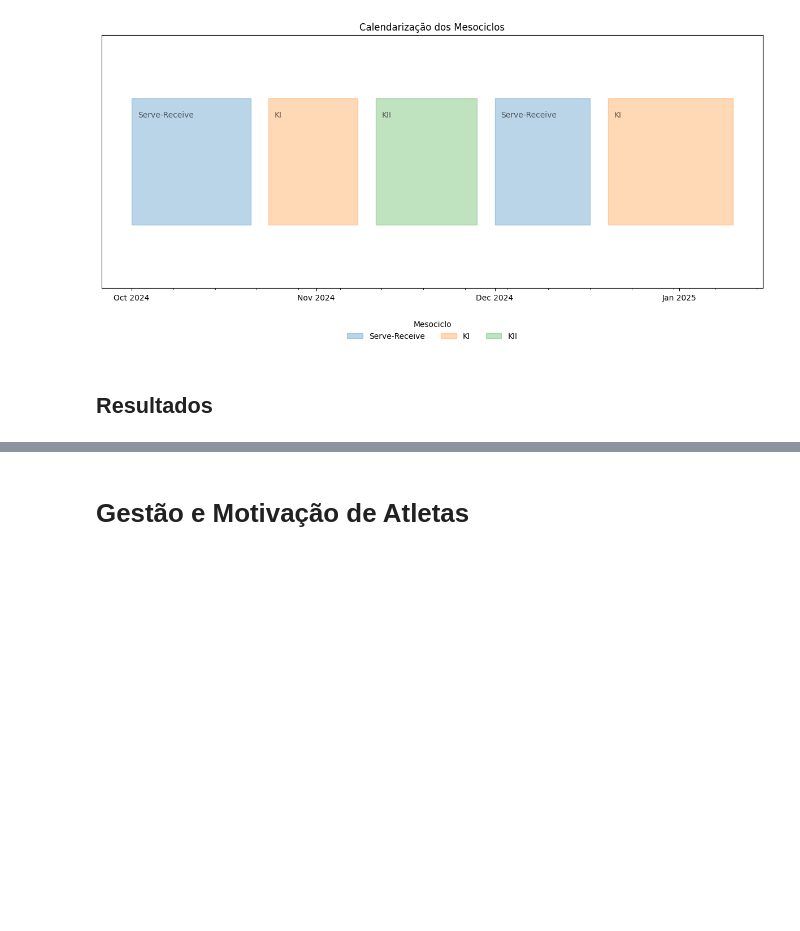
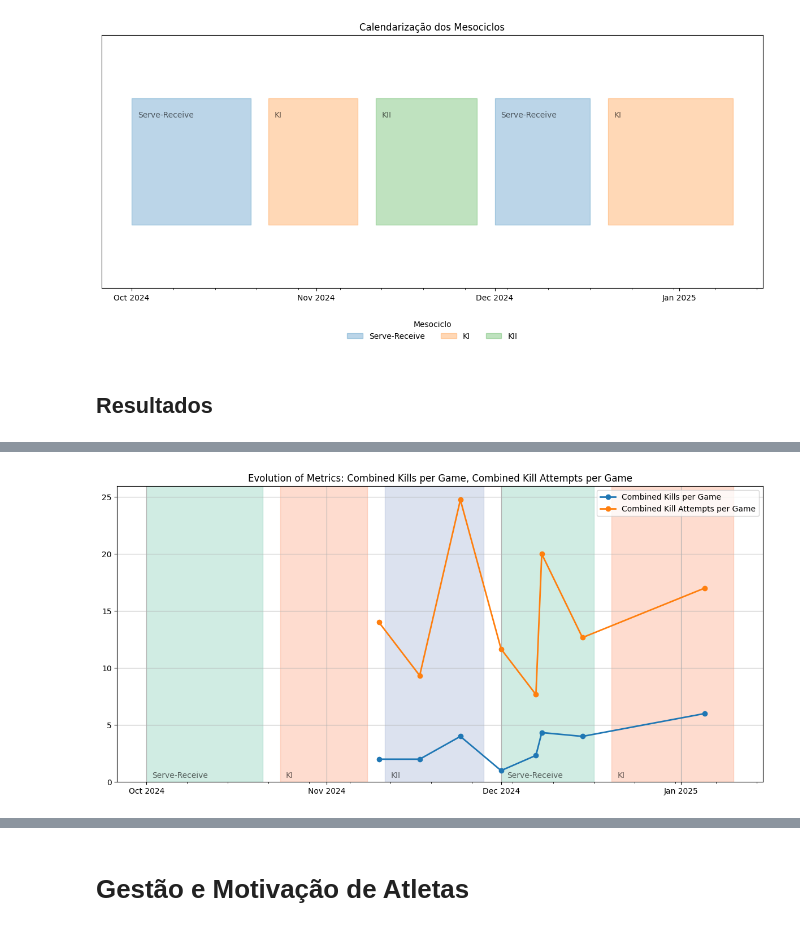
Before and after one commit to pmalves/coach-report-lv1, a Jupyter notebook: Dossier_de_Estágio_Pedro_Alves.ipynb, the cells around one changed output, grey strips where cells are left out. Drawn from its saved outputs; the diff is of its cells as text; code cells hidden in the pictures; blank space fills up the shorter version.

```diff
--- a/Dossier_de_Estágio_Pedro_Alves.ipynb
+++ b/Dossier_de_Estágio_Pedro_Alves.ipynb
@@ -840,0 +993,8 @@ Vamos agora tentar entender a evolução de métricas específicas do jogo, prin
+# %%
+#@title Ataque
+
+# Usage:
+metrics = ["Combined Kills per Game", "Combined Kill Attempts per Game"]
+plot_metrics_with_mesocycles(stats_match_df, metrics, mesocycle_df)
+# %% [output]
+[figure, added]
```
Also changed, not shown: parts of 11 cells of this notebook.
